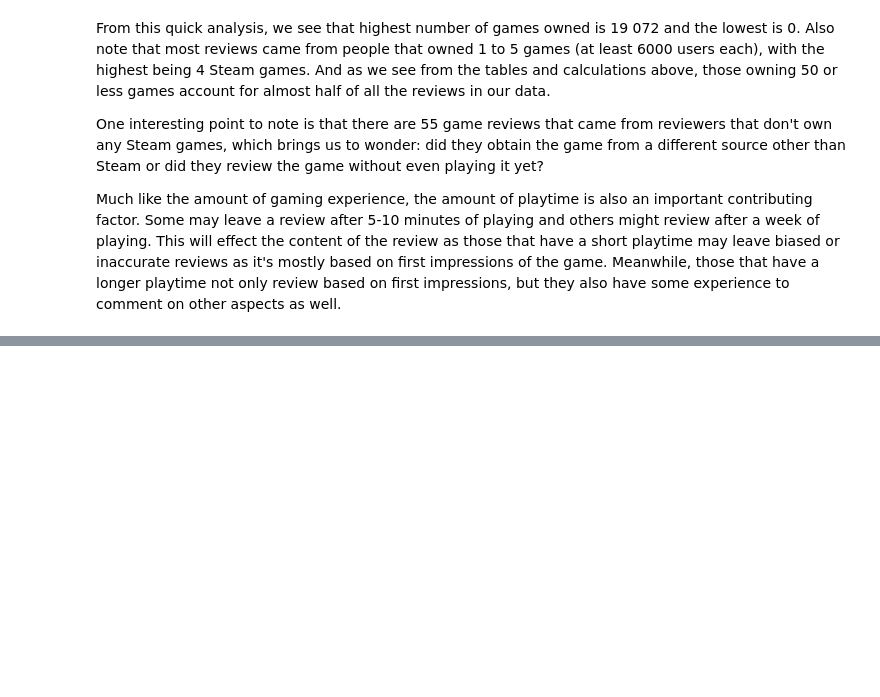
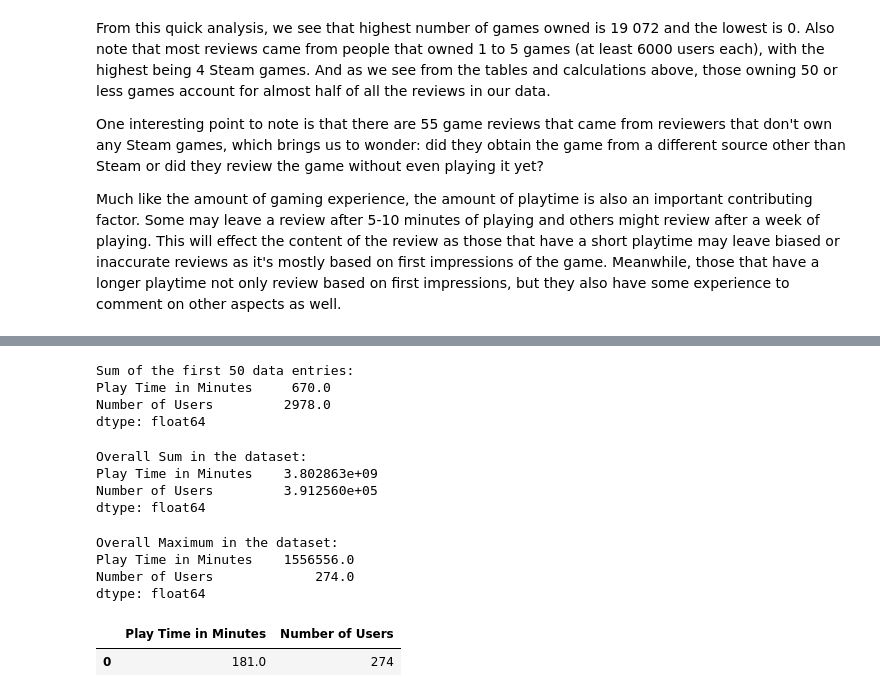
Before and after one commit to data301-2020-winter2/course-project-group_1005, a Jupyter notebook: analysis/maysey/milestone2_task04.ipynb, the cells around one changed output, grey strips where cells are left out. Drawn from its saved outputs; the diff is of its cells as text; code cells hidden in the pictures; blank space fills up the shorter version.

```diff
--- a/analysis/maysey/milestone2_task04.ipynb
+++ b/analysis/maysey/milestone2_task04.ipynb
@@ -114,0 +128,33 @@ data_ps.plot( x='Play Time in Minutes', y='Number of Users', kind='bar')
+# %%
+data_p50 = data_ps.head(50)
+sum_val = data_p50.sum()
+print("Sum of the first 50 data entries:")
+print(sum_val)
+# %% [output]
+Sum of the first 50 data entries:
+Play Time in Minutes     670.0
+Number of Users         2978.0
+dtype: float64
+# %%
+sum_val = data_ptrans.sum(axis=1)
+print("Overall Sum in the dataset:")
+print(sum_val)
+# %% [output]
+Overall Sum in the dataset:
+Play Time in Minutes    3.802863e+09
+Number of Users         3.912560e+05
+dtype: float64
+# %%
+max_val = data_ptrans.max(axis=1)
+print("Overall Maximum in the dataset:")
+print(max_val)
+# %% [output]
+Overall Maximum in the dataset:
+Play Time in Minutes    1556556.0
+Number of Users             274.0
+dtype: float64
+# %%
+data_ps.loc[data_ps['Number of Users'] == 274.0]
+# %% [output]
+|  | Play Time in Minutes | Number of Users |
+| 0 | 181.0 | 274 |
```
Also changed, not shown: parts of 8 cells of this notebook.
